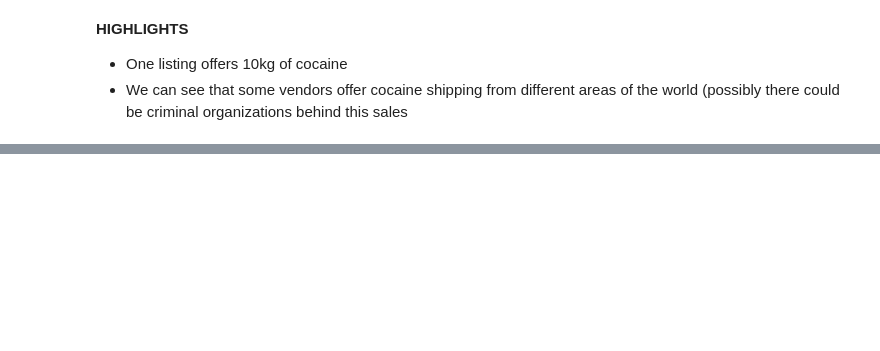
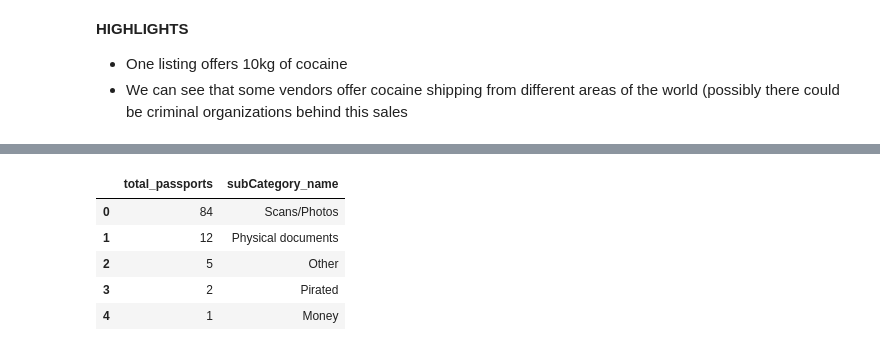
Before and after one commit to mauromsl/dark_web_datamining, a Jupyter notebook: python_src/python_analysis.ipynb, the cells around one changed output, grey strips where cells are left out. Cells and saved outputs as stored; diff of their text form; code cells hidden in the pictures; blank space fills up the shorter version.

```diff
--- a/python_src/python_analysis.ipynb
+++ b/python_src/python_analysis.ipynb
@@ -579,0 +586,16 @@ cocaine_listings[[
+# %%
+passport_categories = db.pandas_query('''
+    SELECT count(A.subCategory_id) as total_passports, B.subCategory_name FROM tblProduct A
+    JOIN tblSubCategory B ON B.subCategory_id = A.subcategory_id
+    WHERE A.product_name LIKE '%passport%'
+    GROUP BY B.subcategory_name
+    ORDER BY total_passports DESC;
+    ''')
+passport_categories
+# %% [output]
+|  | total_passports | subCategory_name |
+| 0 | 84 | Scans/Photos |
+| 1 | 12 | Physical documents |
+| 2 | 5 | Other |
+| 3 | 2 | Pirated |
+| 4 | 1 | Money |
```
Also changed, not shown: parts of 19 cells of this notebook, 1 other file.
